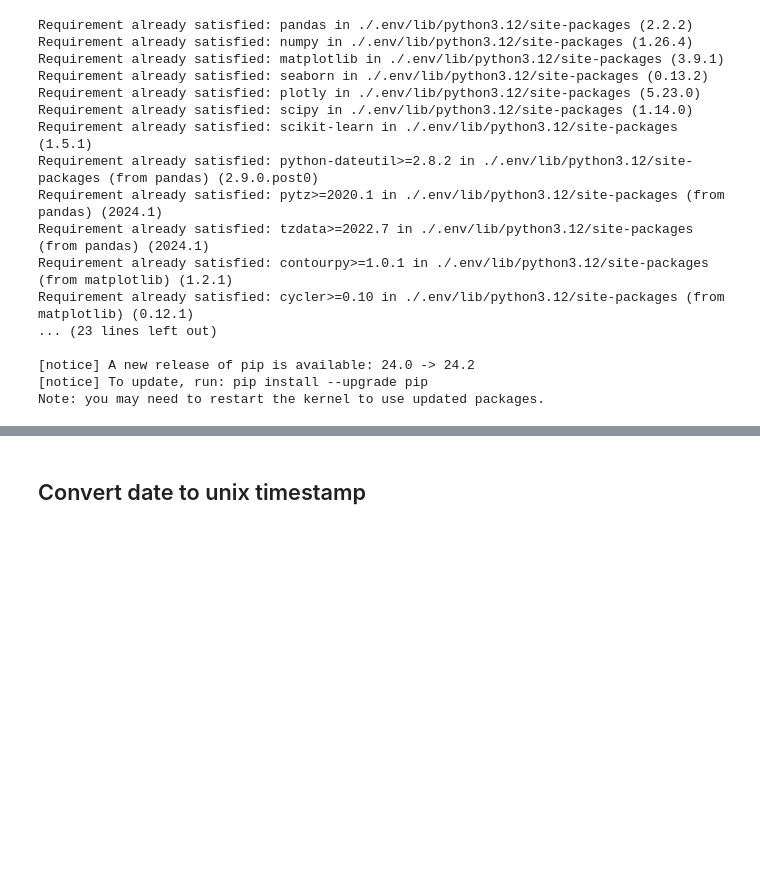
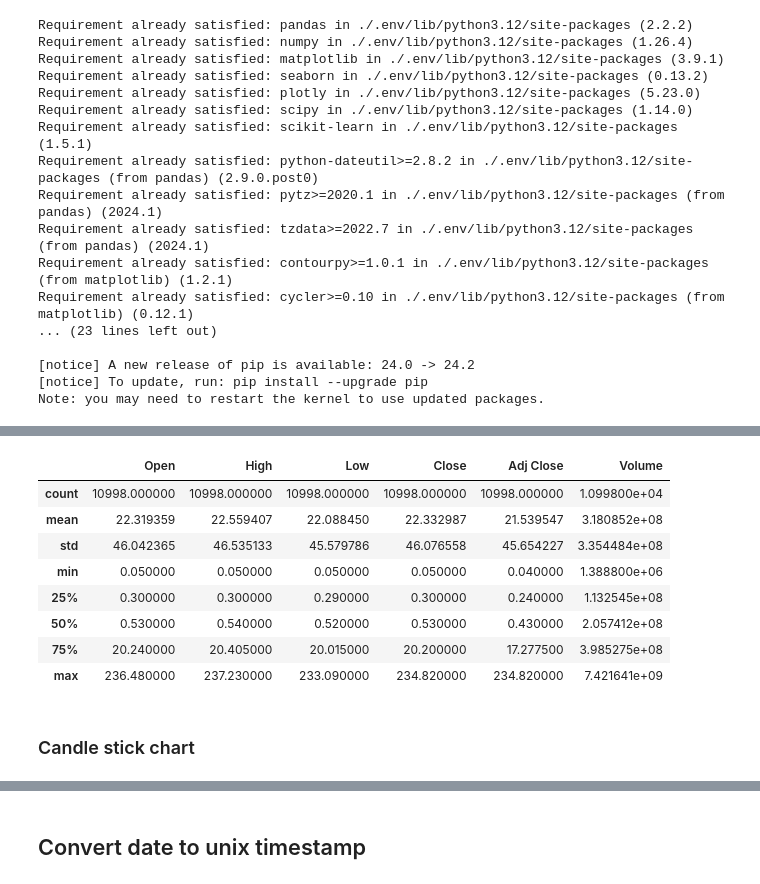
Before and after one commit to akagiyuu/stock-market-data-set, a Jupyter notebook: data.ipynb, the cells around one changed output, grey strips where cells are left out. Saved outputs shown, nothing was run; the diff lists cells and outputs as text; code cells hidden in the pictures; blank space fills up the shorter version.

```diff
--- a/data.ipynb
+++ b/data.ipynb
@@ -46 +49,15 @@ df.head(5)
+# %%
+df.describe()
+# %% [output]
+|  | Open | High | Low | Close | Adj Close | Volume |
+| count | 10998.000000 | 10998.000000 | 10998.000000 | 10998.000000 | 10998.000000 | 1.099800e+04 |
+| mean | 22.319359 | 22.559407 | 22.088450 | 22.332987 | 21.539547 | 3.180852e+08 |
+| std | 46.042365 | 46.535133 | 45.579786 | 46.076558 | 45.654227 | 3.354484e+08 |
+| min | 0.050000 | 0.050000 | 0.050000 | 0.050000 | 0.040000 | 1.388800e+06 |
+| 25% | 0.300000 | 0.300000 | 0.290000 | 0.300000 | 0.240000 | 1.132545e+08 |
+| 50% | 0.530000 | 0.540000 | 0.520000 | 0.530000 | 0.430000 | 2.057412e+08 |
+| 75% | 20.240000 | 20.405000 | 20.015000 | 20.200000 | 17.277500 | 3.985275e+08 |
+| max | 236.480000 | 237.230000 | 233.090000 | 234.820000 | 234.820000 | 7.421641e+09 |
+# %% [markdown]
+### Candle stick chart
 # %%
```
Also changed, not shown: parts of 27 cells of this notebook, 3 other files.
